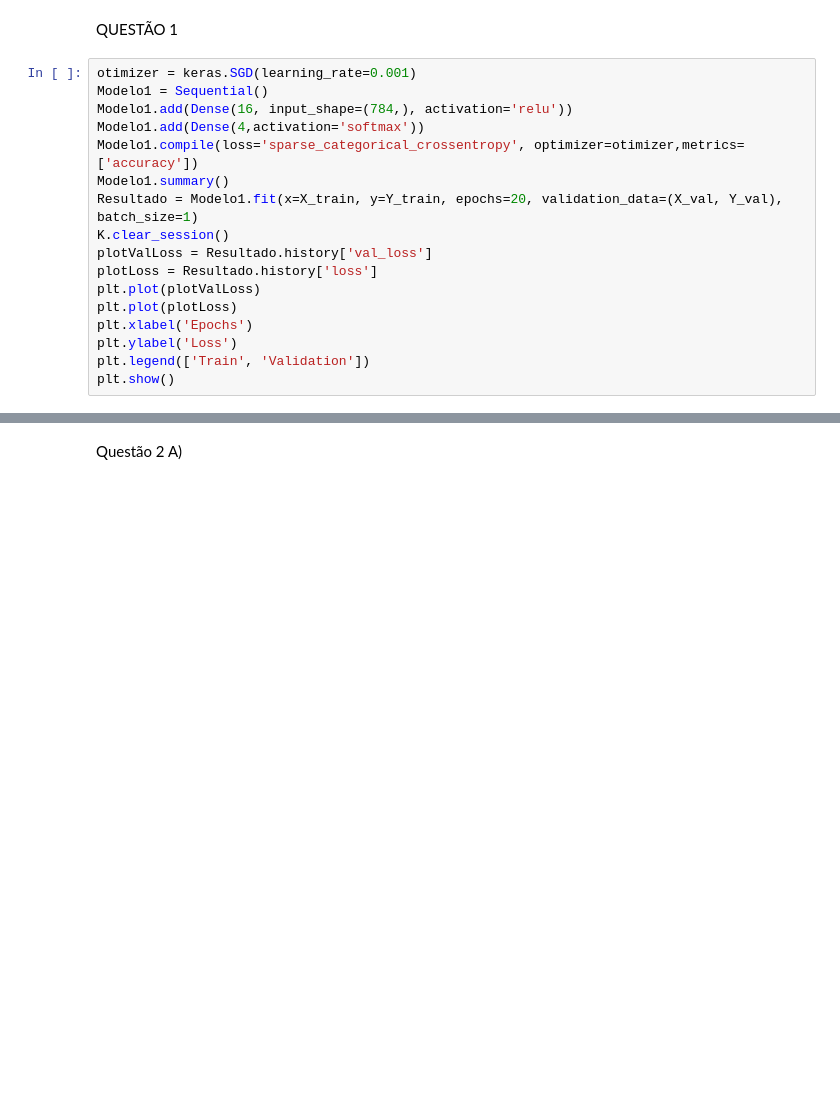
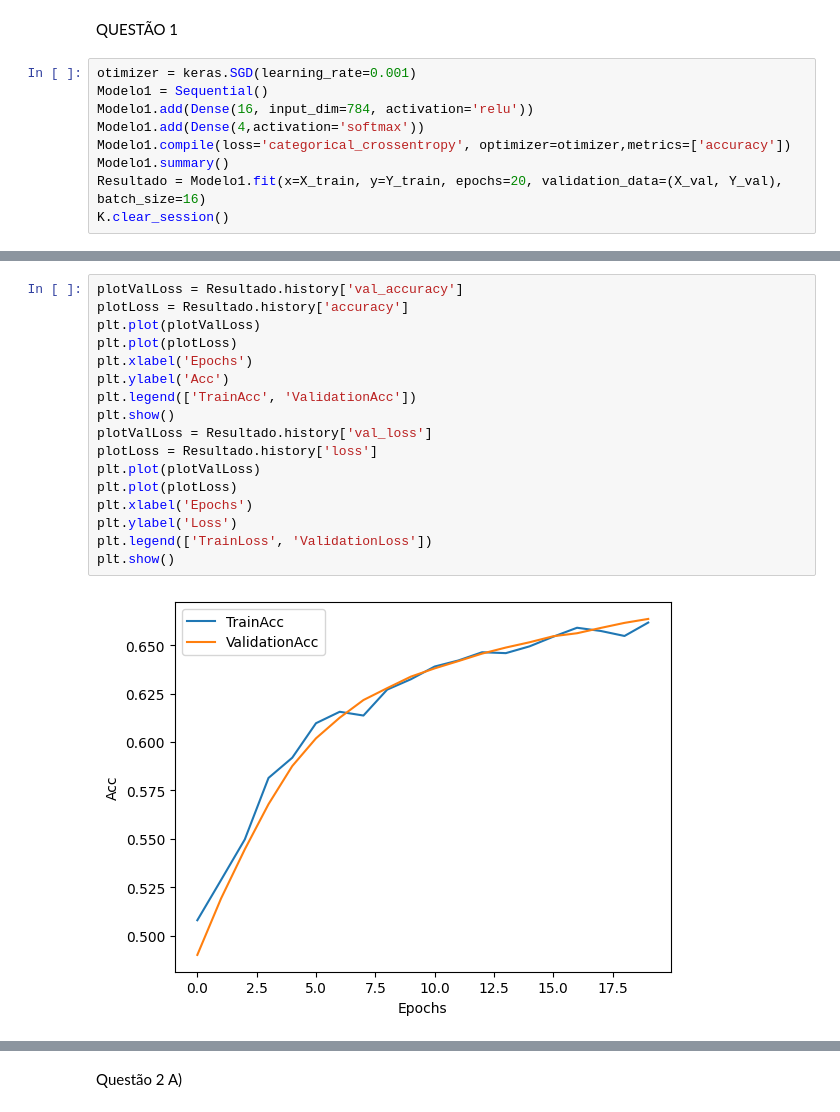
Before and after one commit to RodsCoimbra/IST-Aprof, a Jupyter notebook: Homework1/AprofBeta/APROF.ipynb, the cells around one changed output, grey strips where cells are left out. Drawn from its saved outputs; the diff is of its cells as text; blank space fills up the shorter version.

```diff
--- a/Homework1/AprofBeta/APROF.ipynb
+++ b/Homework1/AprofBeta/APROF.ipynb
@@ -36,18 +36,10 @@ QUESTÃO 1
 # %%
 otimizer = keras.SGD(learning_rate=0.001)
 Modelo1 = Sequential()
-Modelo1.add(Dense(16, input_shape=(784,), activation='relu'))
+Modelo1.add(Dense(16, input_dim=784, activation='relu'))
 Modelo1.add(Dense(4,activation='softmax'))
-Modelo1.compile(loss='sparse_categorical_crossentropy', optimizer=otimizer,metrics=['accuracy'])
+Modelo1.compile(loss='categorical_crossentropy', optimizer=otimizer,metrics=['accuracy'])
 Modelo1.summary()
-Resultado = Modelo1.fit(x=X_train, y=Y_train, epochs=20, validation_data=(X_val, Y_val), batch_size=1)
+Resultado = Modelo1.fit(x=X_train, y=Y_train, epochs=20, validation_data=(X_val, Y_val), batch_size=16)
 K.clear_session()
-plotValLoss = Resultado.history['val_loss']
-plotLoss = Resultado.history['loss']
-plt.plot(plotValLoss)
-plt.plot(plotLoss)
-plt.xlabel('Epochs')
-plt.ylabel('Loss')
-plt.legend(['Train', 'Validation'])
-plt.show()
 # %% [output]
@@ -71,0 +63,19 @@ ValueError: in user code:
+# %%
+plotValLoss = Resultado.history['val_accuracy']
+plotLoss = Resultado.history['accuracy']
+plt.plot(plotValLoss)
+plt.plot(plotLoss)
+plt.xlabel('Epochs')
+plt.ylabel('Acc')
+plt.legend(['TrainAcc', 'ValidationAcc'])
+plt.show()
+plotValLoss = Resultado.history['val_loss']
+plotLoss = Resultado.history['loss']
+plt.plot(plotValLoss)
+plt.plot(plotLoss)
+plt.xlabel('Epochs')
+plt.ylabel('Loss')
+plt.legend(['TrainLoss', 'ValidationLoss'])
+plt.show()
+# %% [output]
+[figure, added]
```
Also changed, not shown: parts of 24 cells of this notebook.
